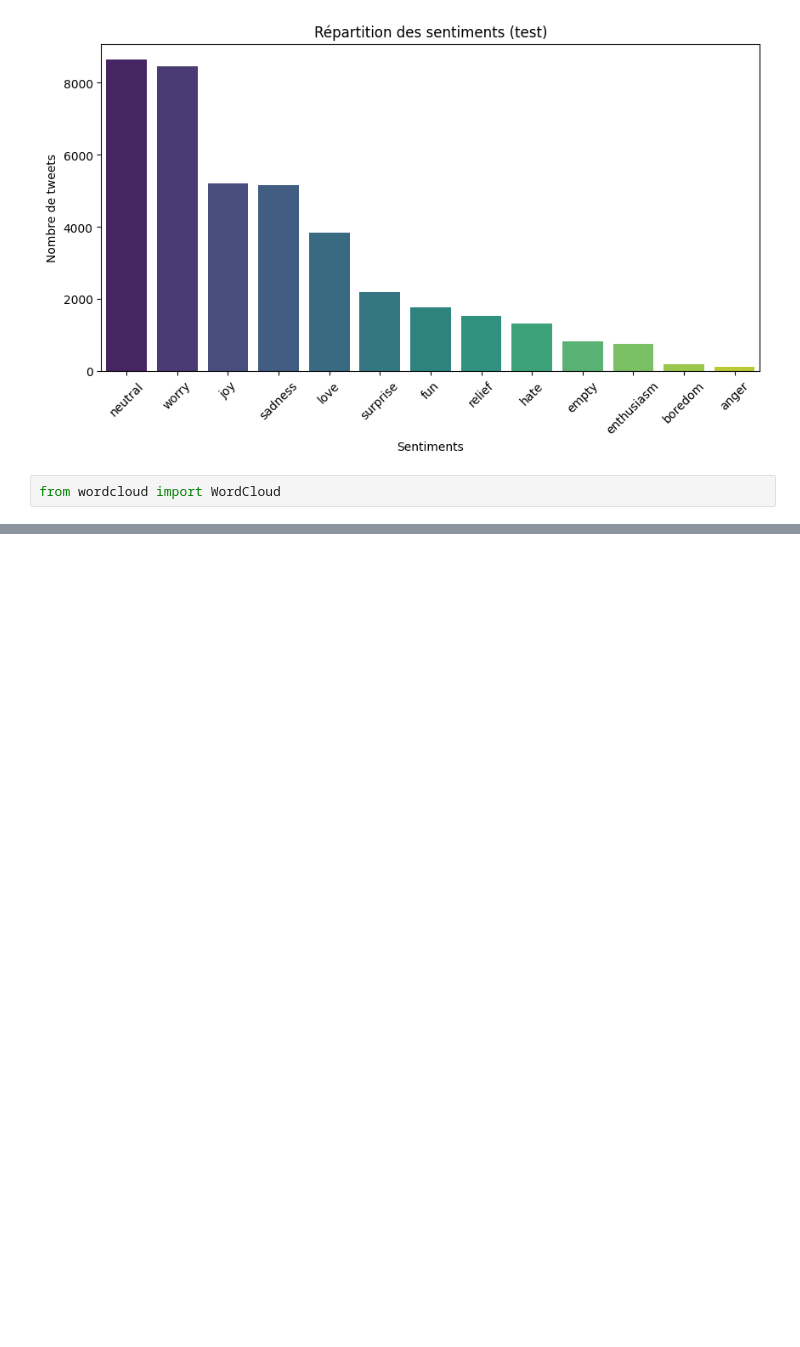
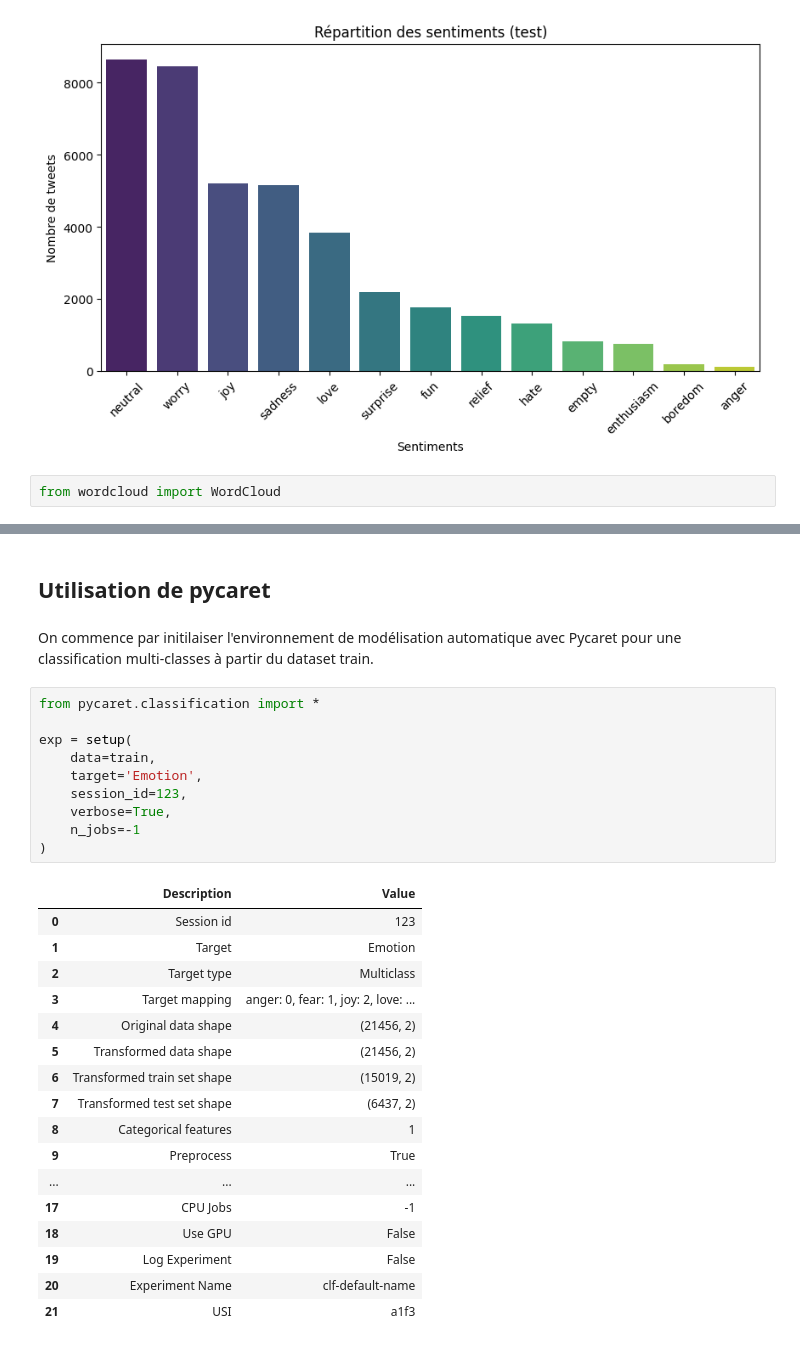
Before and after one commit to antonella-giovannetti/ml-in-the-clouds, a Jupyter notebook: EDA.ipynb, the cells around one changed output, grey strips where cells are left out. Cells and saved outputs as stored; diff of their text form; blank space fills up the shorter version.

Commit message:
implementation pycaret

```diff
--- a/EDA.ipynb
+++ b/EDA.ipynb
@@ -212,0 +217,32 @@ plot_wordcloud_global(test, text_col='content', dataset_name='test')
+# %% [markdown]
+## Utilisation de pycaret
+# %% [markdown]
+On commence par initilaiser l'environnement de modélisation automatique avec Pycaret pour une classification multi-classes à partir du dataset train.
+# %%
+from pycaret.classification import *
+
+exp = setup(
+    data=train,
+    target='Emotion',
+    session_id=123,
+    verbose=True,
+    n_jobs=-1
+)
+# %% [output]
+|  | Description | Value |
+| 0 | Session id | 123 |
+| 1 | Target | Emotion |
+| 2 | Target type | Multiclass |
+| 3 | Target mapping | anger: 0, fear: 1, joy: 2, love: ... |
+| 4 | Original data shape | (21456, 2) |
+| 5 | Transformed data shape | (21456, 2) |
+| 6 | Transformed train set shape | (15019, 2) |
+| 7 | Transformed test set shape | (6437, 2) |
+| 8 | Categorical features | 1 |
+| 9 | Preprocess | True |
+| ... | ... | ... |
+| 17 | CPU Jobs | -1 |
+| 18 | Use GPU | False |
+| 19 | Log Experiment | False |
+| 20 | Experiment Name | clf-default-name |
+| 21 | USI | a1f3 |
```
Also changed, not shown: parts of 15 cells of this notebook, 4 other files.
